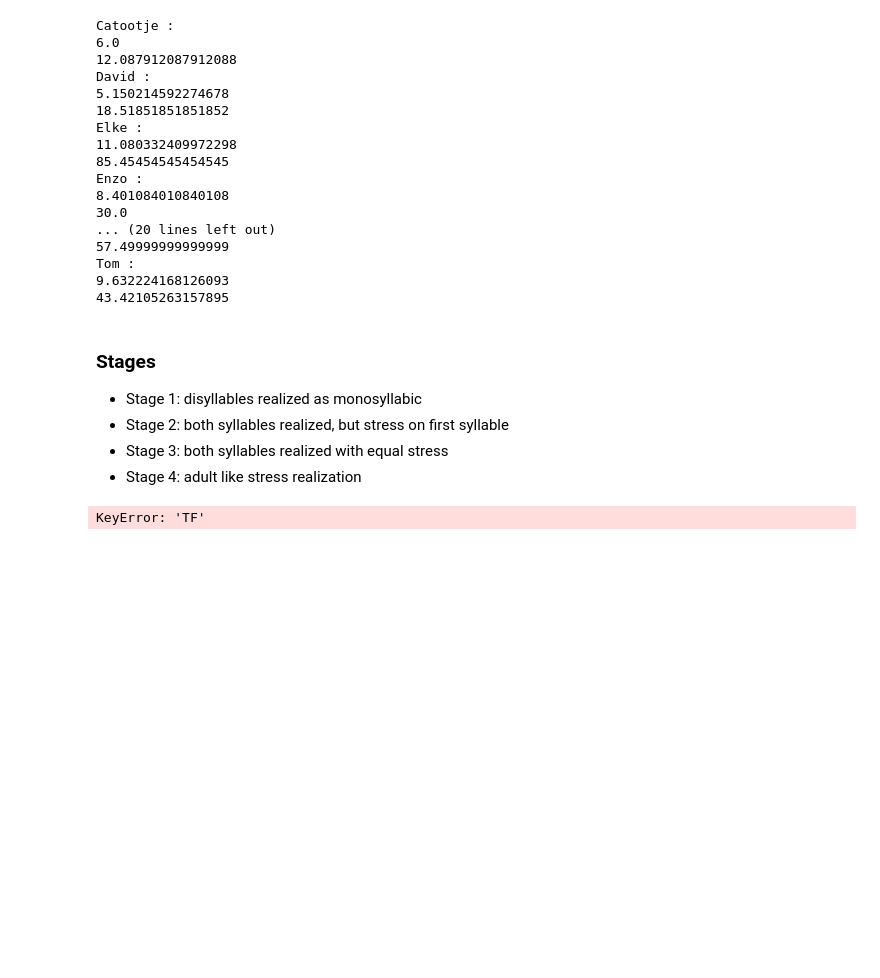
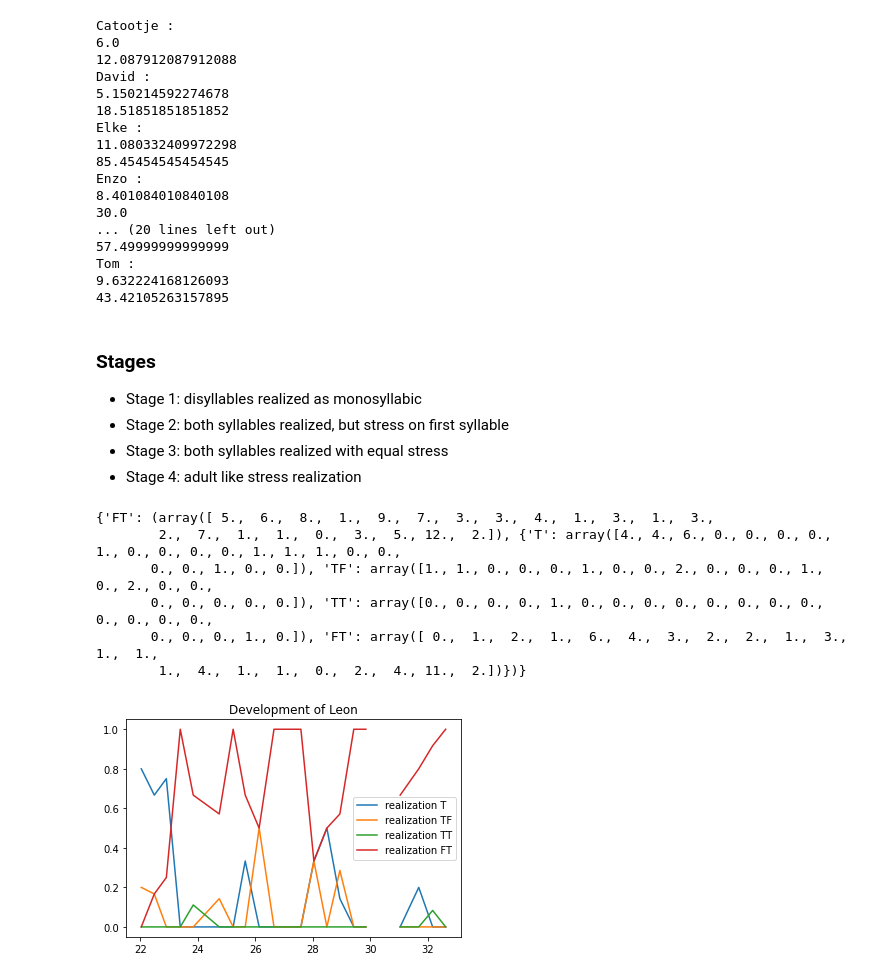
Before and after one commit to NienkeWessel/ThesisLinguistics, a Jupyter notebook: ProcessData.ipynb, the cells around one changed output. Drawn from its saved outputs; the diff is of its cells as text; code cells hidden in the pictures; blank space fills up the shorter version.

Commit message:
Plot counts through time

```diff
--- a/ProcessData.ipynb
+++ b/ProcessData.ipynb
@@ -773,9 +838,8 @@ This part of the code goes through the phase development of the children
 In phase 1, the child truncates the bisyllabic word and produces it as monosyllabic. Only the stressed syllable of the adult target is produced.
 # %%
 def calc_phase_1_dev(child, patterns):
-    goal_counts, real_counts = child.calculate_progress_of_patterns(patterns)
-    print(goal_counts)
-    print(real_counts)
+    counts = child.calculate_progress_of_patterns(patterns)
+    return counts
 # %% [markdown]
 # Main
 
@@ -790,7 +854,10 @@ test.test_is_final_syllable_heavy()
 #    Fikkert corpus/CLPF: data2.pkl
 #    Grimm corpus: Grimm.pkl
 
-df = read_data("data2.pkl")
+df = read_data("Grimm.pkl")
 append_representation_to_dataframe(df)
+orig_length = len(df)
+df.dropna()
+print("Dropped {} items".format(orig_length-len(df)))
 #print(df)
 write_df_to_csv('CLPF.csv', df)
@@ -802,16 +871,16 @@ def investigate_child_development(name):
     TODO: needs to be adjusted for the patterns and such
     '''
     child = build_wordlists_for_child(name, df)
-    #print(leon.wordlists[0])
+    #print(child_test.wordlists[0])
     child.calculate_total_vocab_dev()
 
-leon = build_wordlists_for_child('Leon', df)
-#print(leon.wordlists[0])
-leon.build_complete_wordlists(df)
+child_test = build_wordlists_for_child('Leon', df)
+#print(child_test.wordlists[0])
+child_test.build_complete_wordlists(df)
 
-print(leon.plot_vocab_dev(['TFF', 'FTF']))
-print(leon.complete_wordlists)
-print(leon.complete_wordlists[0])
+print(child_test.plot_vocab_dev(['TFF', 'FTF']))
+print(child_test.complete_wordlists)
+print(child_test.complete_wordlists[0])
 # %% [output]
       Name               Age       word      model  realization  \
 0     Leon  P1Y10M28DT0H0M0S  aankleden  ˈankledən  ˈʔaːˌkleːdə
@@ -884,8 +953,16 @@ Tom :
 - Stage 3: both syllables realized with equal stress
 - Stage 4: adult like stress realization
 # %%
-iamb_bisyl_phases = ['T', 'TF', 'TT', 'FT', 'AA']
+iamb_bisyl_phases = ['T', 'TF', 'TT', 'FT']
 patterns = {'FT': iamb_bisyl_phases}
-calc_phase_1_dev(leon, patterns)#['FT', 'FT', 'FT', 'FT', 'FT'], ['T', 'TF', 'TT', 'FT', 'AA'])
+counts = calc_phase_1_dev(child_test, patterns)#['FT', 'FT', 'FT', 'FT', 'FT'], ['T', 'TF', 'TT', 'FT', 'AA'])
+print(counts)
+child_test.plot_count_patterns_relative(counts)
 # %% [output]
-KeyError: 'TF'
+{'FT': (array([ 5.,  6.,  8.,  1.,  9.,  7.,  3.,  3.,  4.,  1.,  3.,  1.,  3.,
+        2.,  7.,  1.,  1.,  0.,  3.,  5., 12.,  2.]), {'T': array([4., 4., 6., 0., 0., 0., 0., 1., 0., 0., 0., 0., 1., 1., 1., 0., 0.,
+       0., 0., 1., 0., 0.]), 'TF': array([1., 1., 0., 0., 0., 1., 0., 0., 2., 0., 0., 0., 1., 0., 2., 0., 0.,
+       0., 0., 0., 0., 0.]), 'TT': array([0., 0., 0., 0., 1., 0., 0., 0., 0., 0., 0., 0., 0., 0., 0., 0., 0.,
+       0., 0., 0., 1., 0.]), 'FT': array([ 0.,  1.,  2.,  1.,  6.,  4.,  3.,  2.,  2.,  1.,  3.,  1.,  1.,
+        1.,  4.,  1.,  1.,  0.,  2.,  4., 11.,  2.])})}
+[figure, added]
```
Also changed, not shown: parts of 5 cells of this notebook.
